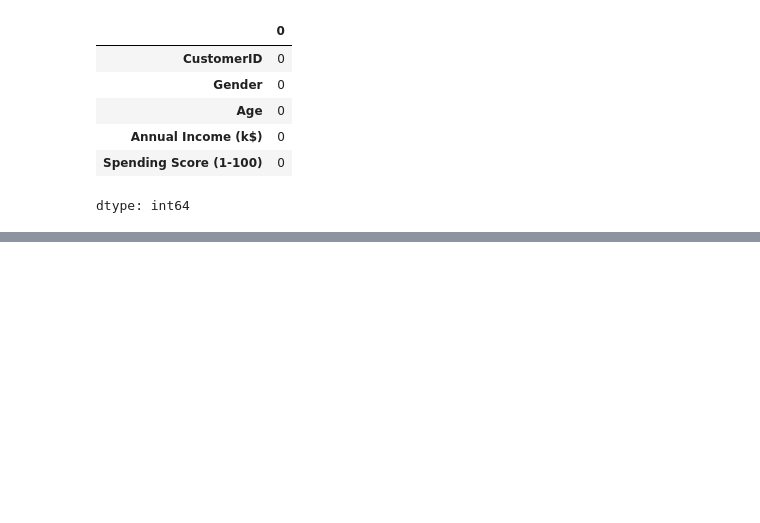
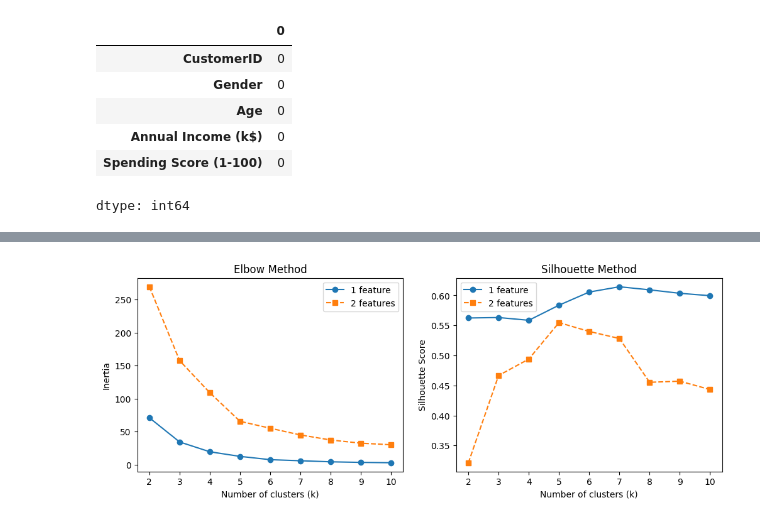
Before and after one commit to ShirleenMuthoni1/AirplaneCrashes-DataCleaning, a Jupyter notebook: Mall_Customer_Clustering.ipynb, the cells around one changed output, grey strips where cells are left out. Cells and saved outputs as stored; diff of their text form; code cells hidden in the pictures; blank space fills up the shorter version.

```diff
--- a/Mall_Customer_Clustering.ipynb
+++ b/Mall_Customer_Clustering.ipynb
@@ -52,0 +102,50 @@ dtype: int64
+# %%
+# One feature
+X1 = df[['Annual Income (k$)']].values
+# %%
+X2 = df[['Annual Income (k$)', 'Spending Score (1-100)']].values
+# %%
+from sklearn.preprocessing import StandardScaler
+
+scaler1 = StandardScaler()
+X1_scaled = scaler1.fit_transform(X1)
+
+scaler2 = StandardScaler()
+X2_scaled = scaler2.fit_transform(X2)
+# %%
+from sklearn.cluster import KMeans
+from sklearn.metrics import silhouette_score
+import numpy as np
+
+def evaluate_kmeans(X, k_range=range(2, 11)):
+    inertias = []
+    silhouettes = []
+    for k in k_range:
+        km = KMeans(n_clusters=k, random_state=42, n_init=10)
+        labels = km.fit_predict(X)
+        inertias.append(km.inertia_)
+        silhouettes.append(silhouette_score(X, labels))
+    return inertias, silhouettes
+
+# Evaluate both
+inertias1, silhouettes1 = evaluate_kmeans(X1_scaled)
+inertias2, silhouettes2 = evaluate_kmeans(X2_scaled)
+
+# Plot the results
+fig, axes = plt.subplots(1, 2, figsize=(12, 4))
+axes[0].plot(range(2, 11), inertias1, 'o-', label='1 feature')
+axes[0].plot(range(2, 11), inertias2, 's--', label='2 features')
+axes[0].set_xlabel('Number of clusters (k)')
+axes[0].set_ylabel('Inertia')
+axes[0].set_title('Elbow Method')
+axes[0].legend()
+
+axes[1].plot(range(2, 11), silhouettes1, 'o-', label='1 feature')
+axes[1].plot(range(2, 11), silhouettes2, 's--', label='2 features')
+axes[1].set_xlabel('Number of clusters (k)')
+axes[1].set_ylabel('Silhouette Score')
+axes[1].set_title('Silhouette Method')
+axes[1].legend()
+plt.show()
+# %% [output]
+[figure, added]
```
Also changed, not shown: parts of 18 cells of this notebook.
